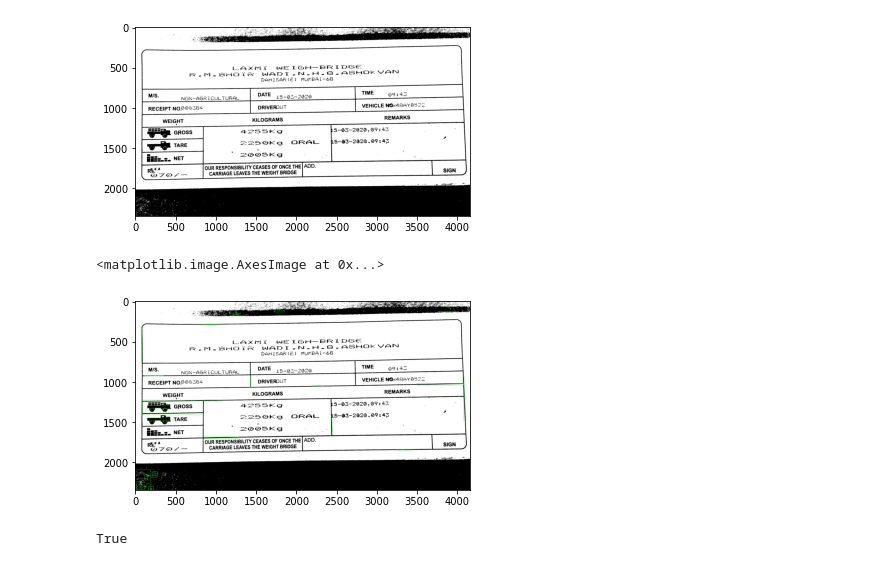
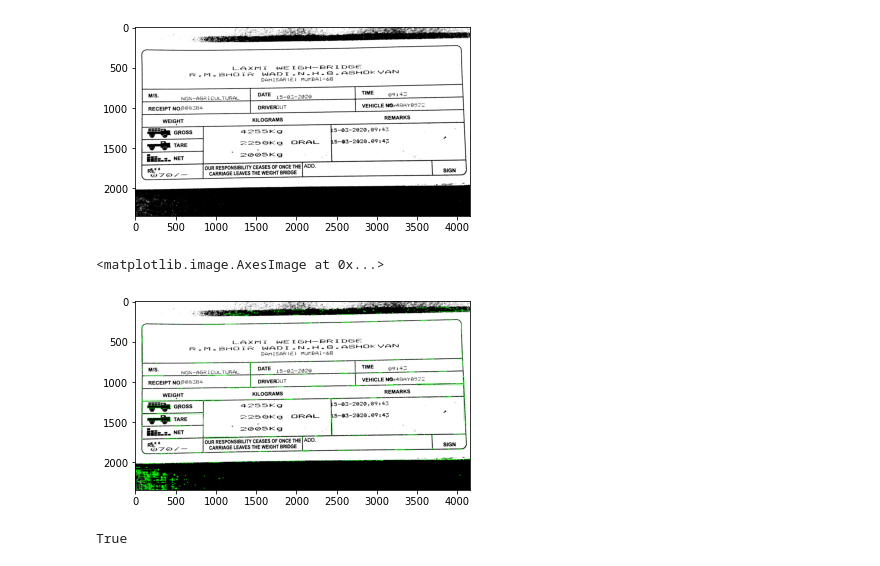
Before and after one commit to YogeshUpdhyay/OCR, a Jupyter notebook: eda/cell.ipynb, the cells around one changed output. Saved outputs shown, nothing was run; the diff lists cells and outputs as text; code cells hidden in the pictures.

```diff
--- a/eda/cell.ipynb
+++ b/eda/cell.ipynb
@@ -38,3 +42,6 @@ contours, boundingBoxes = sort_contours(contours, method="top-to-bottom")
 heights = [boundingBoxes[i][3] for i in range(len(boundingBoxes))]
 #Get mean of heights
 mean = np.mean(heights)
+# %%
+bin_img = cv2.imread("../sample_binary.jpg")
+plt.imshow(bin_img)
@@ -45,9 +55,9 @@ box = []
 for c in contours:
     x, y, w, h = cv2.boundingRect(c)
     if (w<1000 and h<500):
-        image = cv2.rectangle(img,(x,y),(x+w,y+h),(0,255,0),2)
+        image = cv2.rectangle(bin_img,(x,y),(x+w,y+h),(0,255,0),2)
         box.append([x,y,w,h])
 cv2.imwrite("test.jpg", image)
-plotting = plt.imshow(image,cmap="gray")
+plotting = plt.imshow(image)
 plt.show()
 # %% [output]
@@ -110,20 +120,24 @@ plt.imshow(bin_img)
 # %%
 #from every single image-based cell/box the strings are extracted via pytesseract and stored in a list
 outer=[]
+no = 1
 for i in range(len(finalboxes)):
     for j in range(len(finalboxes[i])):
         inner=""
         if(len(finalboxes[i][j])==0):
             outer.append(' ')
         else:
             for k in range(len(finalboxes[i][j])):
                 y,x,w,h = finalboxes[i][j][k][0],finalboxes[i][j][k][1], finalboxes[i][j][k][2],finalboxes[i][j][k][3]
                 if (w*h > 1000):
-                    image = cv2.rectangle(bin_img,(y,x),(y+w, x+h),(0,255,0),2)
+                    crop = bin_img[x:x+h, y:y+w]
+                    cv2.imwrite("{}.jpg".format(str(no)), crop)
+                    no += 1
+                image = cv2.rectangle(bin_img,(y,x),(y+w, x+h),(0,255,0),2)
 plt.imshow(image)
 # %% [output]
 <matplotlib.image.AxesImage at 0x...>
-[figure, old version]
+[figure, new version]
 # %%
 cv2.imwrite("../cells.jpg", image)
 # %% [output]
```
Also changed, not shown: parts of 8 cells of this notebook, 2 other files.
